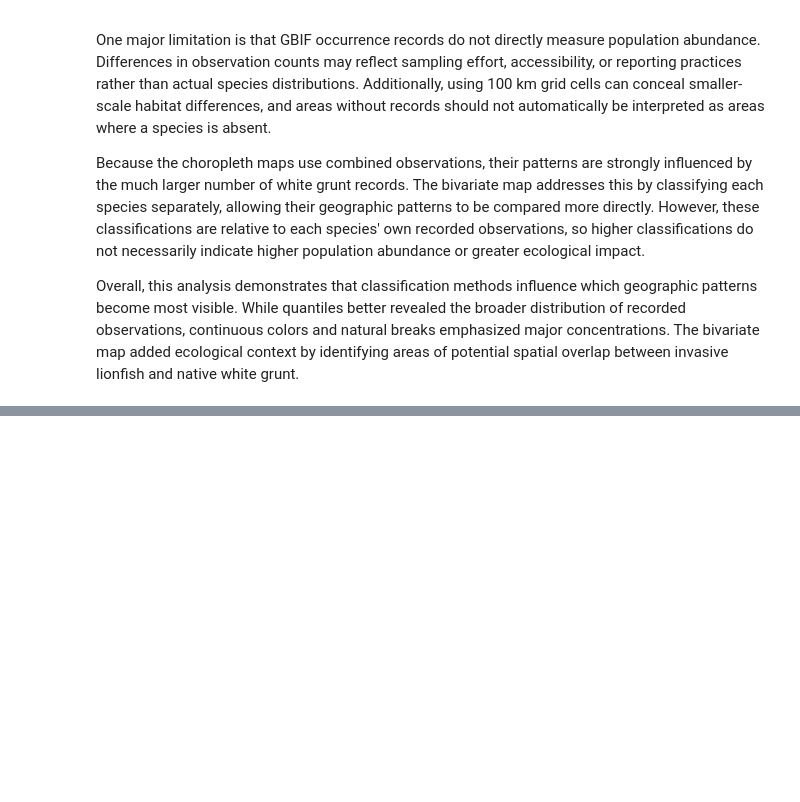
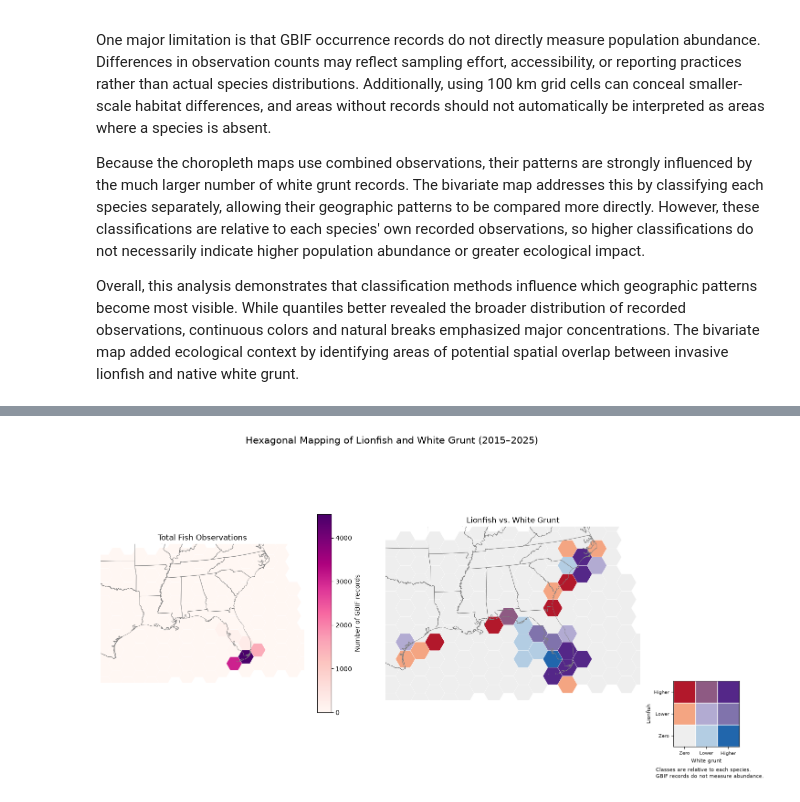
Before and after one commit to calebjor/geog592-calebjor, a Jupyter notebook: homework/week09/week09_lionfish_whitegrunt.ipynb, the cells around one changed output, grey strips where cells are left out. Saved outputs shown, nothing was run; the diff lists cells and outputs as text; code cells hidden in the pictures; blank space fills up the shorter version.

```diff
--- a/homework/week09/week09_lionfish_whitegrunt.ipynb
+++ b/homework/week09/week09_lionfish_whitegrunt.ipynb
@@ -525,0 +674,100 @@ Overall, this analysis demonstrates that classification methods influence which
+# %%
+from matplotlib.patches import Rectangle
+
+hex_bivariate = hex_grid.copy()
+
+for name in species:
+    positive = hex_bivariate.loc[hex_bivariate[name] > 0, name]
+    median = positive.median()
+
+    hex_bivariate[name + "_class"] = np.select(
+        [
+            hex_bivariate[name] == 0,
+            hex_bivariate[name] <= median
+        ],
+        [0, 1],
+        default=2)
+
+palette = [
+    ["#eeeeee", "#b3cde3", "#2166ac"],
+    ["#f4a582", "#b2abd2", "#8073ac"],
+    ["#b2182b", "#8e5a83", "#542788"]]
+
+hex_bivariate["color"] = [palette[int(l)][int(g)]
+    for l, g in zip(
+        hex_bivariate["Pterois volitans_class"],
+        hex_bivariate["Haemulon plumierii_class"])]
+
+fig, axes = plt.subplots(1, 2, figsize=(17, 8))
+states_projected = contiguous_us.to_crs(epsg=5070)
+
+hex_grid.plot(
+    ax=axes[0],
+    column="total",
+    cmap="RdPu",
+    edgecolor="white",
+    linewidth=0.3,
+    legend=True,
+    legend_kwds={"label": "Number of GBIF records"})
+
+states_projected.boundary.plot(
+    ax=axes[0], color="gray", linewidth=0.5)
+
+axes[0].set_title("Total Fish Observations")
+
+hex_bivariate.plot(
+    ax=axes[1],
+    color=hex_bivariate["color"],
+    edgecolor="white",
+    linewidth=0.3)
+
+states_projected.boundary.plot(
+    ax=axes[1], color="gray", linewidth=0.5)
+
+axes[1].set_title("Lionfish vs. White Grunt")
+
+for ax in axes:
+    ax.set_xlim(xmin, xmax)
+    ax.set_ylim(ymin, ymax)
+    ax.set_axis_off()
+
+legend_ax = fig.add_axes([0.84, 0.13, 0.13, 0.18])
+
+for row in range(3):
+    for col in range(3):
+        legend_ax.add_patch(
+            Rectangle(
+                (col, row), 1, 1,
+                facecolor=palette[row][col],
+                edgecolor="white"))
+
+legend_ax.set_xlim(0, 3)
+legend_ax.set_ylim(0, 3)
+legend_ax.set_aspect("equal")
+legend_ax.set_xticks([0.5, 1.5, 2.5])
+legend_ax.set_yticks([0.5, 1.5, 2.5])
+legend_ax.set_xticklabels(["Zero", "Lower", "Higher"], fontsize=7)
+legend_ax.set_yticklabels(["Zero", "Lower", "Higher"], fontsize=7)
+legend_ax.set_xlabel("White grunt", fontsize=8)
+legend_ax.set_ylabel("Lionfish", fontsize=8)
+
+fig.suptitle(
+    "Hexagonal Mapping of Lionfish and White Grunt (2015–2025)",
+    fontsize=15)
+
+fig.text(
+    0.84, 0.045,
+    "Classes are relative to each species.\n"
+    "GBIF records do not measure abundance.",
+    fontsize=8)
+
+fig.subplots_adjust(right=0.82, wspace=0.12)
+
+plt.savefig(
+    "lionfish_whitegrunt_hexagon.png",
+    dpi=300,
+    bbox_inches="tight")
+
+plt.show()
+# %% [output]
+[figure, added]
```
Also changed, not shown: parts of 7 cells of this notebook, 2 other files.
